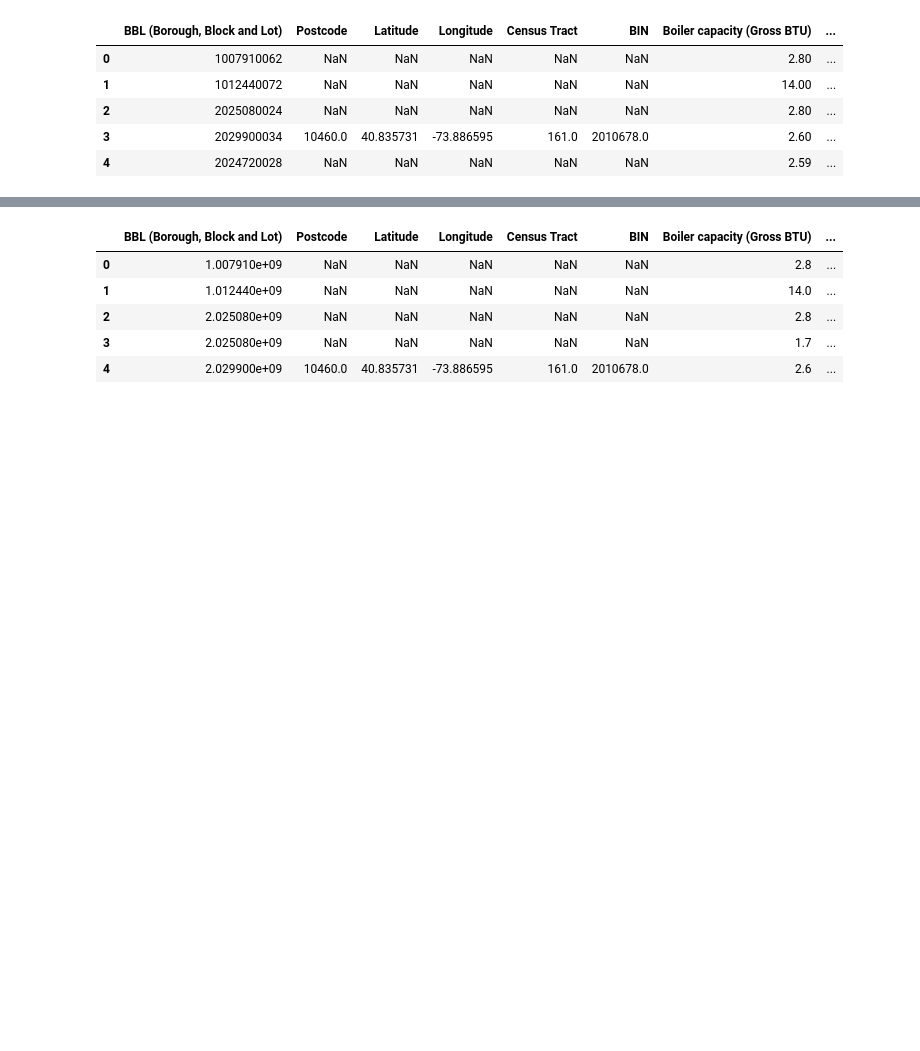
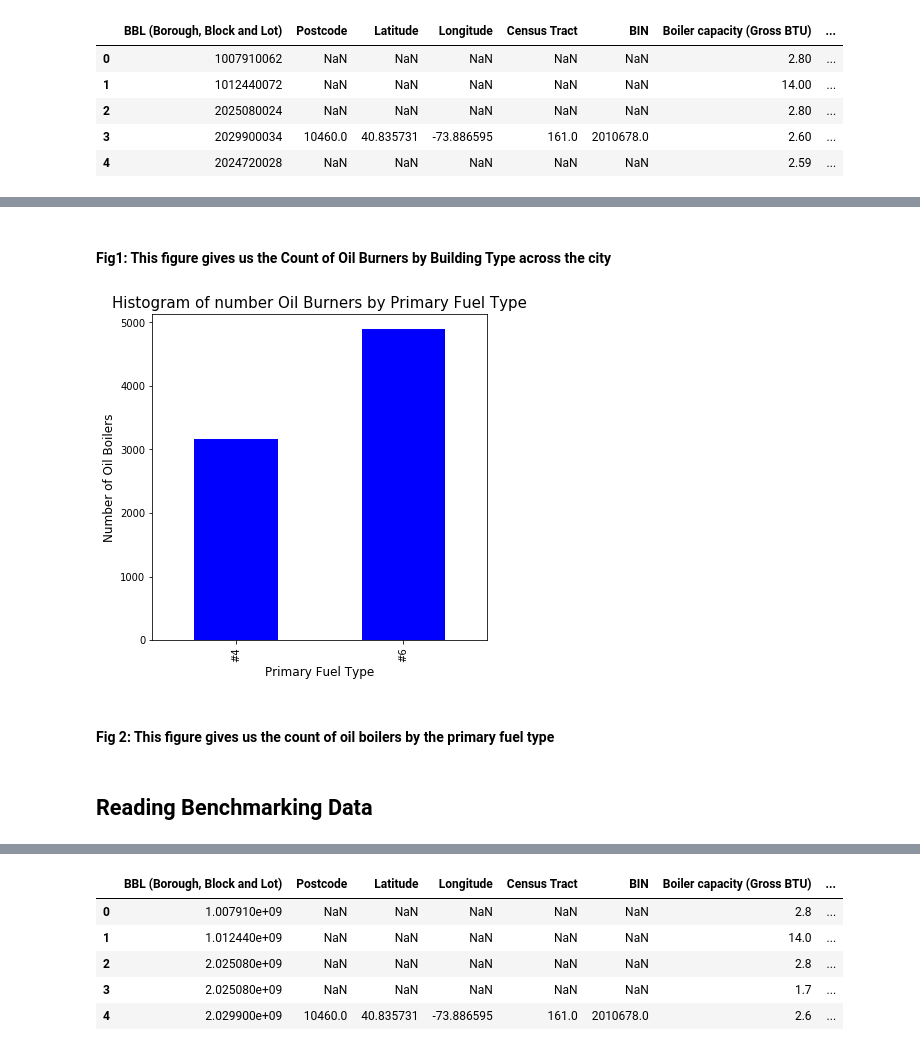
Before and after one commit to gauravcusp/PUI_EC, a Jupyter notebook: AnotherTry.ipynb, the cells around one changed output, grey strips where cells are left out. Cells and saved outputs as stored; diff of their text form; code cells hidden in the pictures; blank space fills up the shorter version.

```diff
--- a/AnotherTry.ipynb
+++ b/AnotherTry.ipynb
@@ -47,3 +59,18 @@ oil_data.head()
+# %% [markdown]
+#### Fig1: This figure gives us the Count of Oil Burners by Building Type across the city
+# %%
+ax=pl.figure(figsize=(6,6))
+ax1= ((oil_data['Total Estimated Cosumption - High Estimate (Gallons) '].groupby(oil_data['Primary Fuel']).\
+       count().plot(kind="bar",color='blue')))
+ax1.set_title('Histogram of number Oil Burners by Primary Fuel Type', fontsize=15)
+ax1.set_ylabel('Number of Oil Boilers', fontsize=12)
+ax1.set_xlabel('Primary Fuel Type', fontsize=12);
+# %% [output]
+[figure, added]
+# %% [markdown]
+#### Fig 2: This figure gives us the count of oil boilers by the primary fuel type
+# %% [markdown]
+## Reading Benchmarking Data
 # %%
 bmark = pd.read_csv(path+'/nyc_benchmarking_disclosure_data_reported_in_2016.csv')
 # %%
```
Also changed, not shown: parts of 69 cells of this notebook, 16 other files.
